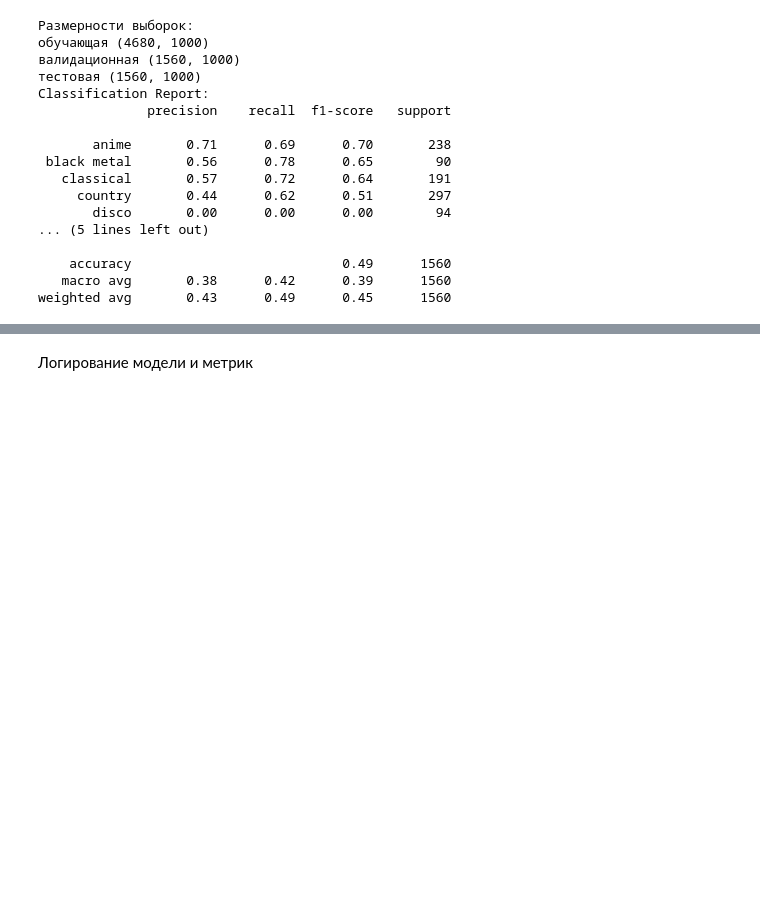
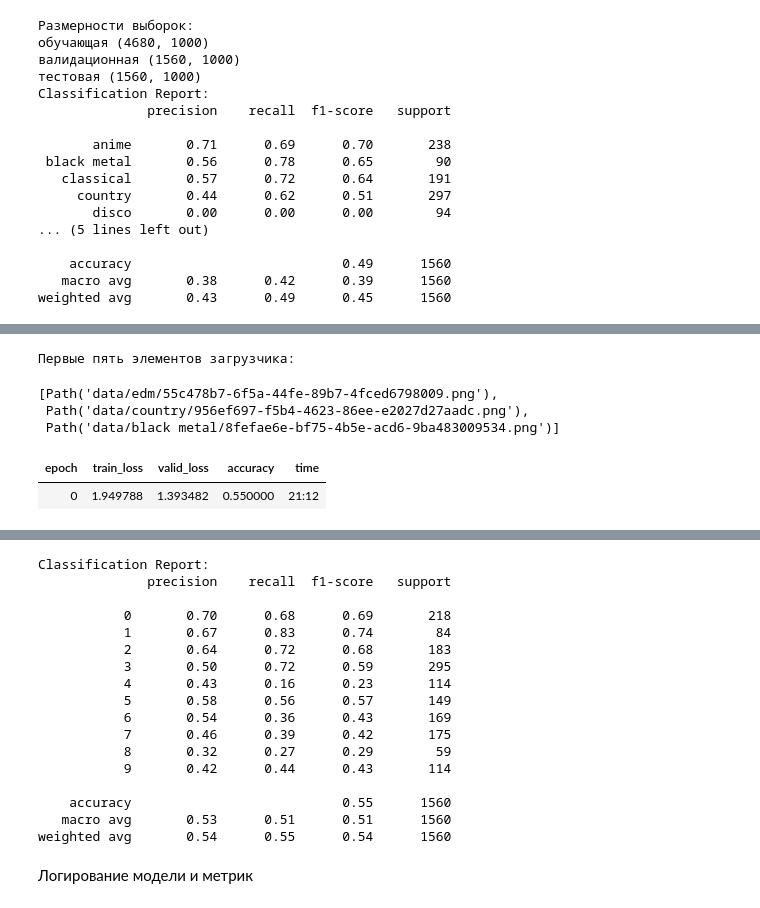
Before and after one commit to denis-42ds/determining_music_genre_from_an_image, a Jupyter notebook: music_genres.ipynb, the cells around one changed output, grey strips where cells are left out. Saved outputs shown, nothing was run; the diff lists cells and outputs as text; code cells hidden in the pictures; blank space fills up the shorter version.

```diff
--- a/music_genres.ipynb
+++ b/music_genres.ipynb
@@ -348,0 +329,9 @@ weighted avg       0.43      0.49      0.45      1560
+# %%
+fa_metrics, fa_model = explorer.model_fitting(model_name='fastai')
+# %% [output]
+Первые пять элементов загрузчика:
+[Path('data/edm/55c478b7-6f5a-44fe-89b7-4fced6798009.png'),
+ Path('data/country/956ef697-f5b4-4623-86ee-e2027d27aadc.png'),
+ Path('data/black metal/8fefae6e-bf75-4b5e-acd6-9ba483009534.png')]
+| epoch | train_loss | valid_loss | accuracy | time |
+| 0 | 1.949788 | 1.393482 | 0.550000 | 21:12 |
@@ -349,3 +339,20 @@ weighted avg       0.43      0.49      0.45      1560
+Classification Report:
+              precision    recall  f1-score   support
+
+           0       0.70      0.68      0.69       218
+           1       0.67      0.83      0.74        84
+           2       0.64      0.72      0.68       183
+           3       0.50      0.72      0.59       295
+           4       0.43      0.16      0.23       114
+           5       0.58      0.56      0.57       149
+           6       0.54      0.36      0.43       169
+           7       0.46      0.39      0.42       175
+           8       0.32      0.27      0.29        59
+           9       0.42      0.44      0.43       114
+
+    accuracy                           0.55      1560
+   macro avg       0.53      0.51      0.51      1560
+weighted avg       0.54      0.55      0.54      1560
 # %% [markdown]
 Логирование модели и метрик
 # %%
```
Also changed, not shown: parts of 16 cells of this notebook, 3 other files.
